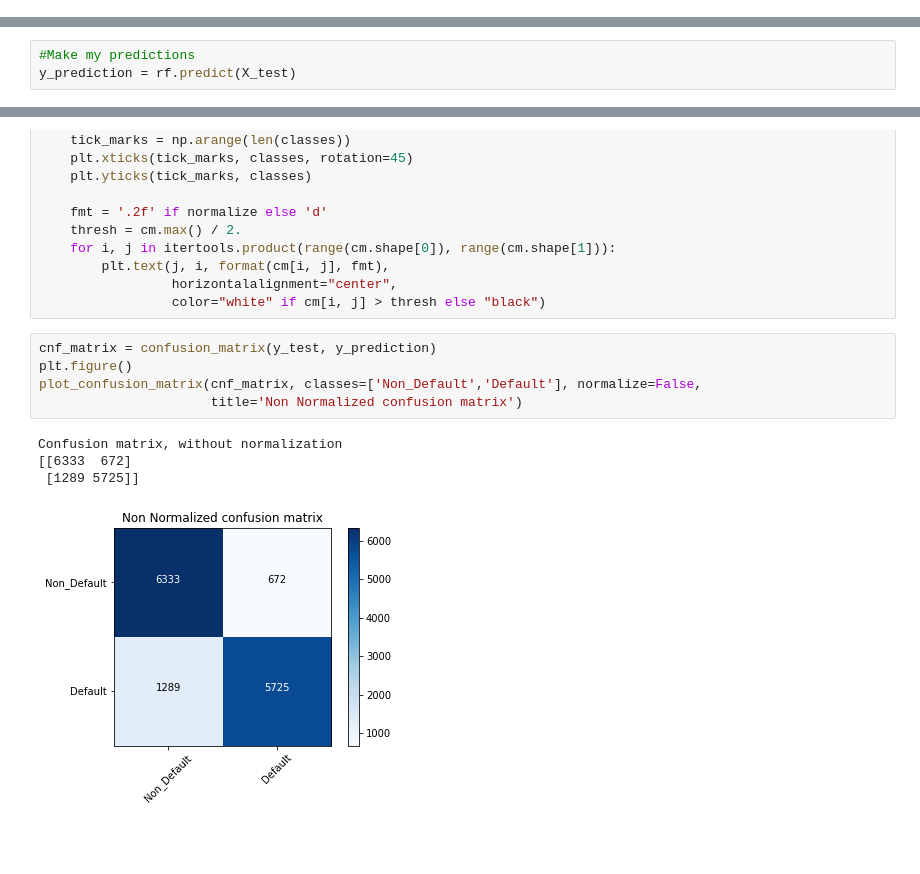
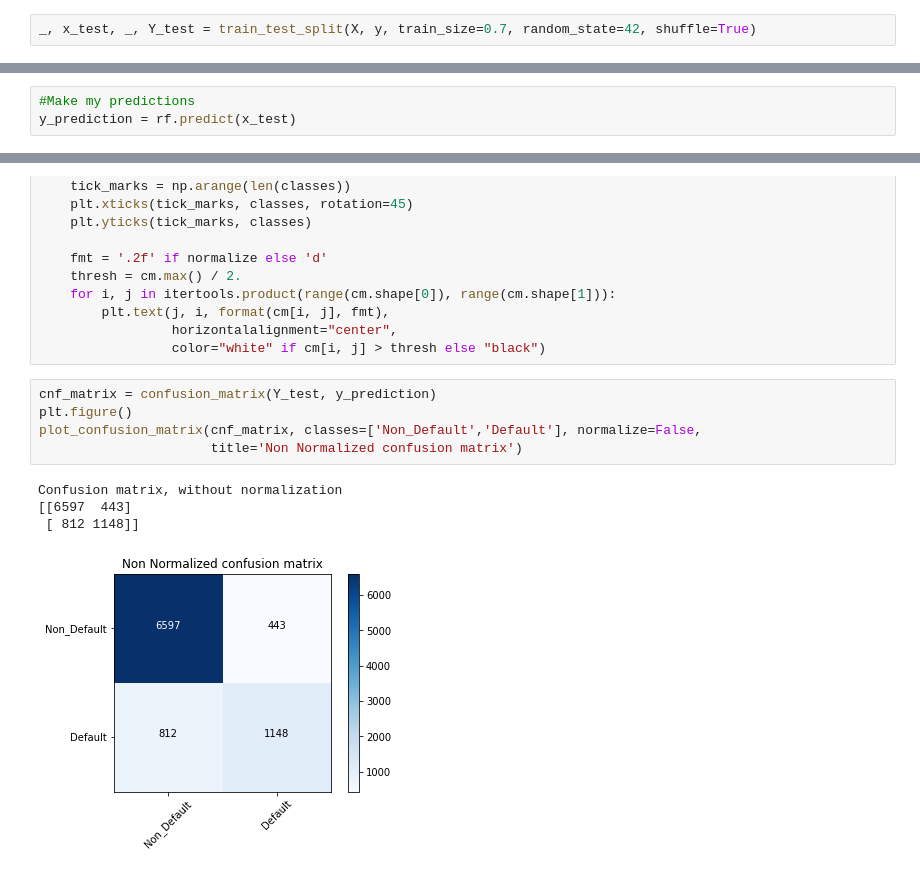
Before and after one commit to JSJeong-me/Machine_Learning, a Jupyter notebook: ML/12_RF_profiling-SMOTE.ipynb, the cells around one changed output, grey strips where cells are left out. Cells and saved outputs as stored; diff of their text form; blank space fills up the shorter version.

```diff
--- a/ML/12_RF_profiling-SMOTE.ipynb
+++ b/ML/12_RF_profiling-SMOTE.ipynb
@@ -74,6 +56,8 @@ print(y.shape)
 # %% [output]
 (30000, 10)
 (30000,)
+# %%
+_, x_test, _, Y_test = train_test_split(X, y, train_size=0.7, random_state=42, shuffle=True)
 # %% [markdown]
 Split my data into training and testing
 # %% [markdown]
@@ -160,4 +131,4 @@ X_test.shape
 # %%
 #Make my predictions
-y_prediction = rf.predict(X_test)
+y_prediction = rf.predict(x_test)
 # %%
@@ -235,12 +206,12 @@ def plot_confusion_matrix(cm, classes,
                  horizontalalignment="center",
                  color="white" if cm[i, j] > thresh else "black")
 # %%
-cnf_matrix = confusion_matrix(y_test, y_prediction)
+cnf_matrix = confusion_matrix(Y_test, y_prediction)
 plt.figure()
 plot_confusion_matrix(cnf_matrix, classes=['Non_Default','Default'], normalize=False,
                       title='Non Normalized confusion matrix')
 # %% [output]
 Confusion matrix, without normalization
-[[6333  672]
- [1289 5725]]
+[[6597  443]
+ [ 812 1148]]
-[figure, old version]
+[figure, new version]
```
Also changed, not shown: parts of 10 cells of this notebook.
